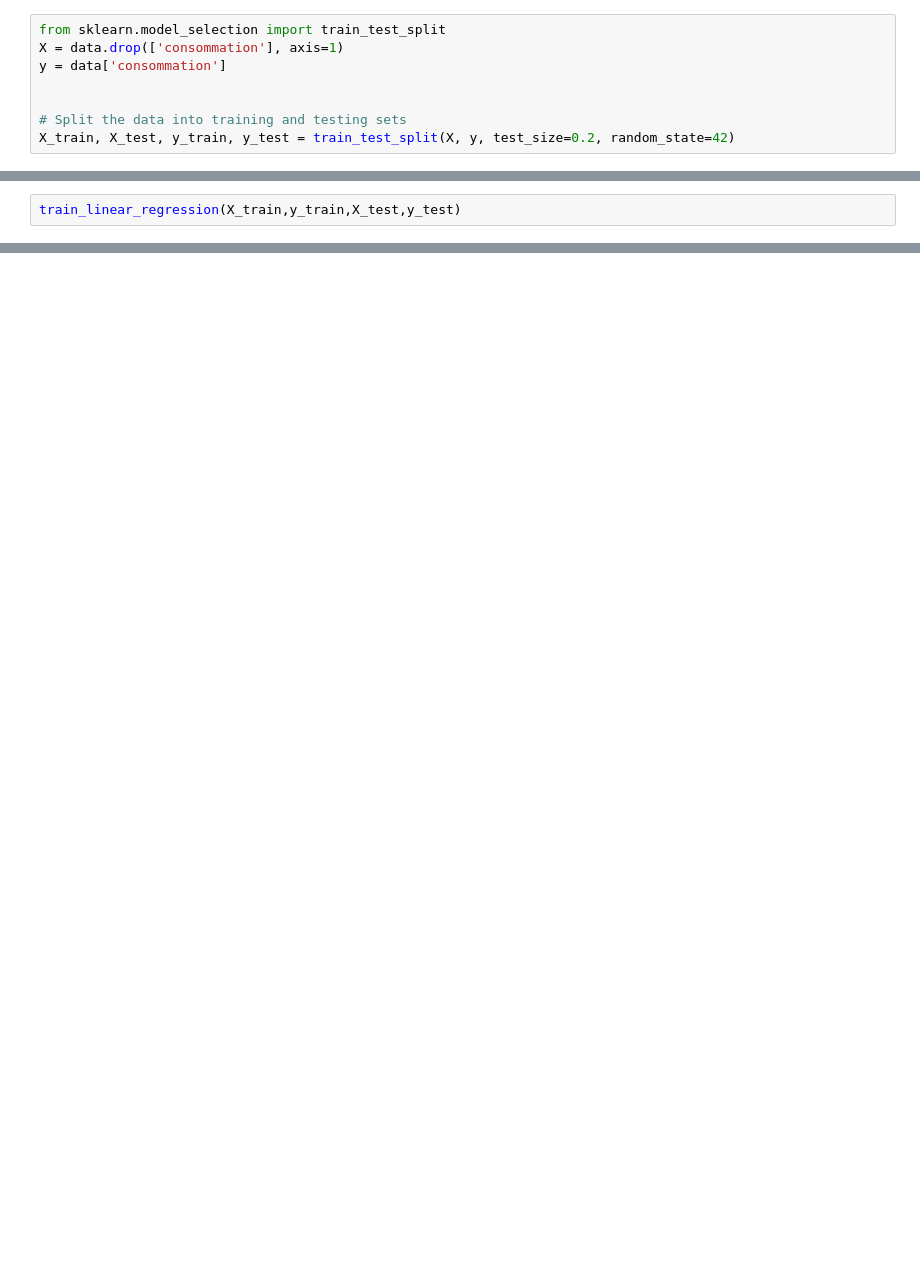
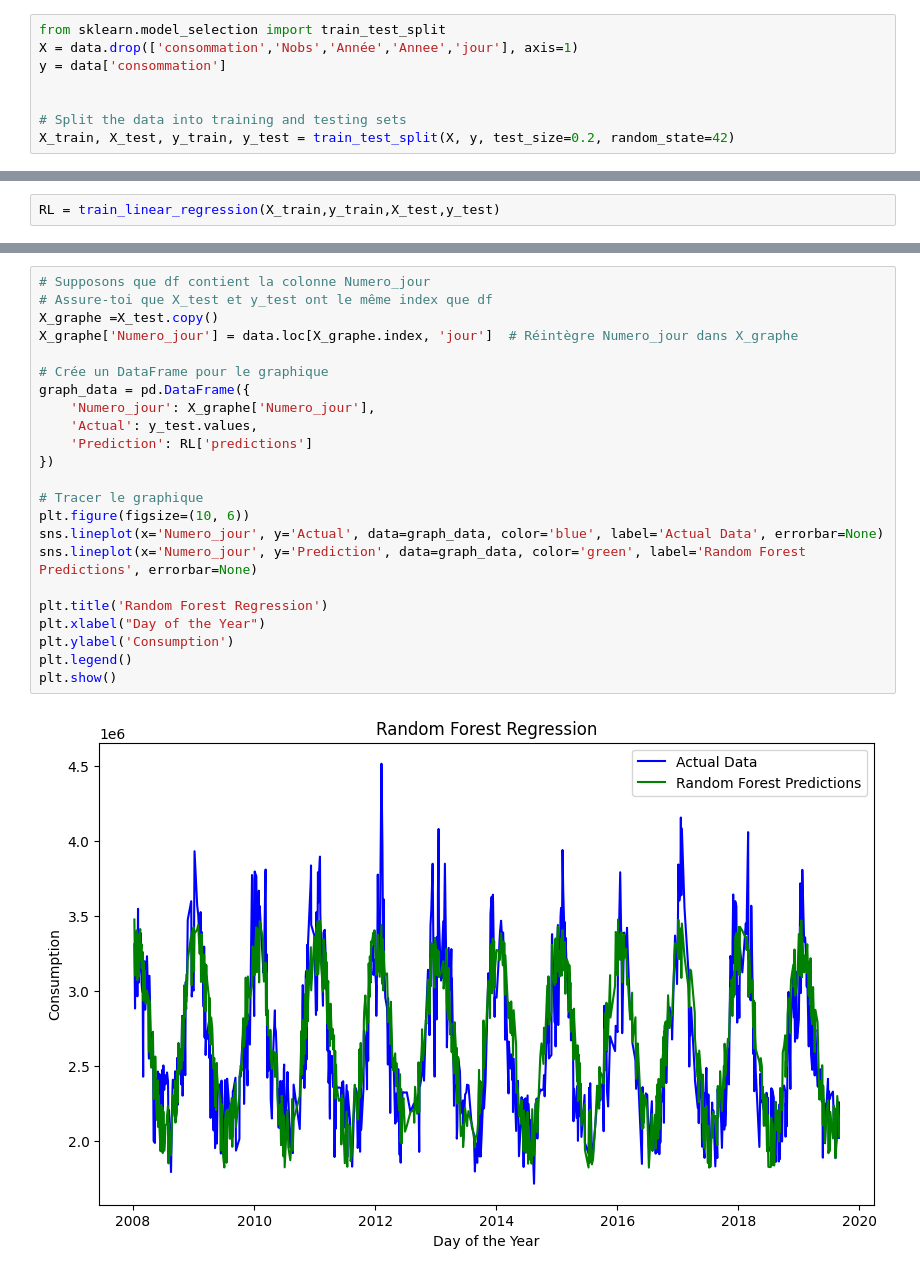
Before and after one commit to Derka88/MLOPS-project, a Jupyter notebook: Notebook/Energy_forecasting.ipynb, the cells around one changed output, grey strips where cells are left out. Saved outputs shown, nothing was run; the diff lists cells and outputs as text; blank space fills up the shorter version.

Commit message:
Train model, implementation MLFLOW

```diff
--- a/Notebook/Energy_forecasting.ipynb
+++ b/Notebook/Energy_forecasting.ipynb
@@ -69,6 +90,6 @@ data.head(10)
 # %%
 from sklearn.model_selection import train_test_split
-X = data.drop(['consommation'], axis=1)
+X = data.drop(['consommation','Nobs','Année','Annee','jour'], axis=1)
 y = data['consommation']
 
 
@@ -96,2 +121,2 @@ memory usage: 299.7 KB
 # %%
-train_linear_regression(X_train,y_train,X_test,y_test)
+RL = train_linear_regression(X_train,y_train,X_test,y_test)
@@ -115,0 +145,25 @@ train_linear_regression(X_train,y_train,X_test,y_test)
+# %%
+# Supposons que df contient la colonne Numero_jour
+# Assure-toi que X_test et y_test ont le même index que df
+X_graphe =X_test.copy()
+X_graphe['Numero_jour'] = data.loc[X_graphe.index, 'jour']  # Réintègre Numero_jour dans X_graphe
+
+# Crée un DataFrame pour le graphique
+graph_data = pd.DataFrame({
+    'Numero_jour': X_graphe['Numero_jour'],
+    'Actual': y_test.values,
+    'Prediction': RL['predictions']
+})
+
+# Tracer le graphique
+plt.figure(figsize=(10, 6))
+sns.lineplot(x='Numero_jour', y='Actual', data=graph_data, color='blue', label='Actual Data', errorbar=None)
+sns.lineplot(x='Numero_jour', y='Prediction', data=graph_data, color='green', label='Random Forest Predictions', errorbar=None)
+
+plt.title('Random Forest Regression')
+plt.xlabel("Day of the Year")
+plt.ylabel('Consumption')
+plt.legend()
+plt.show()
+# %% [output]
+[figure, added]
```
Also changed, not shown: parts of 41 cells of this notebook, 4 other files.
